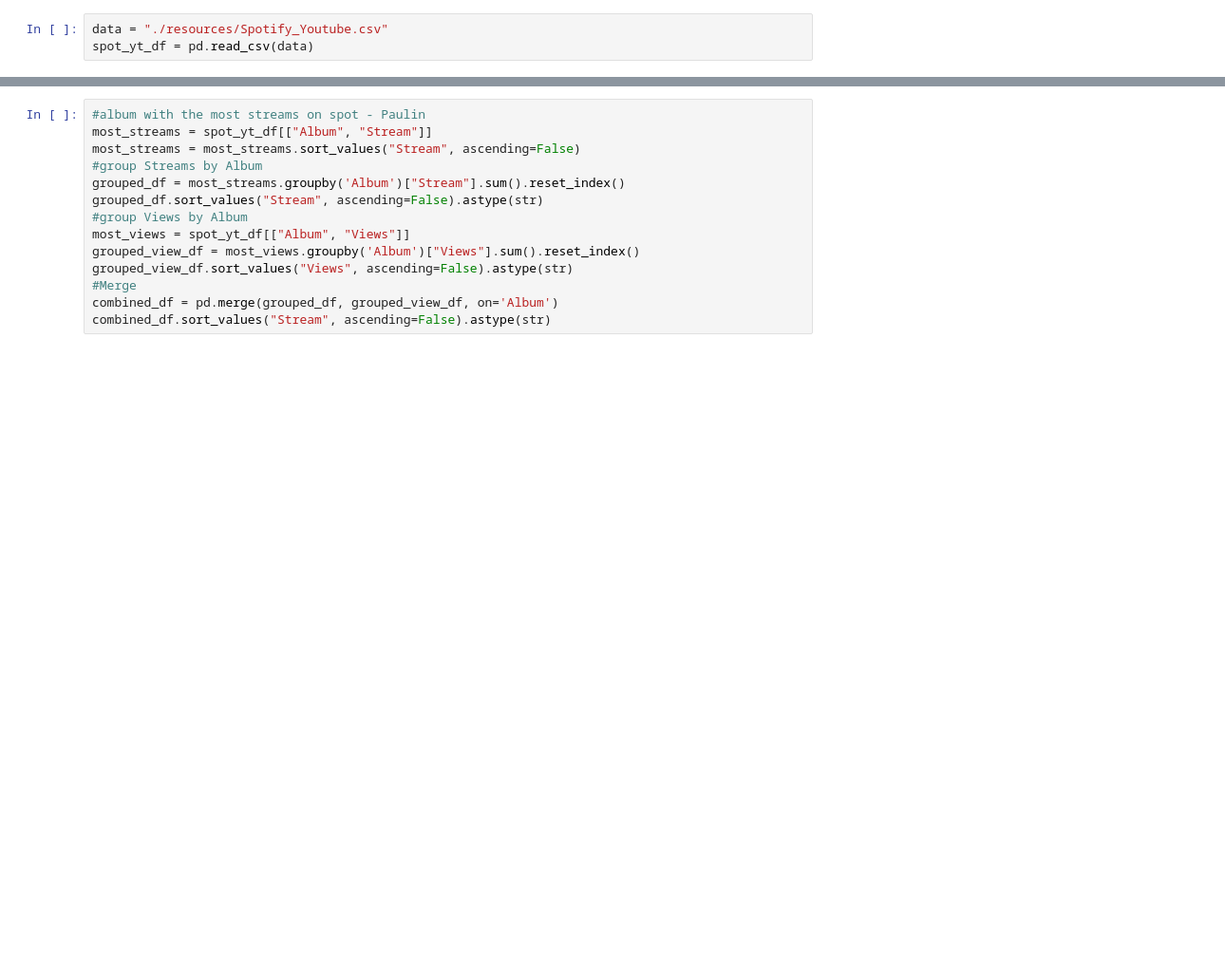
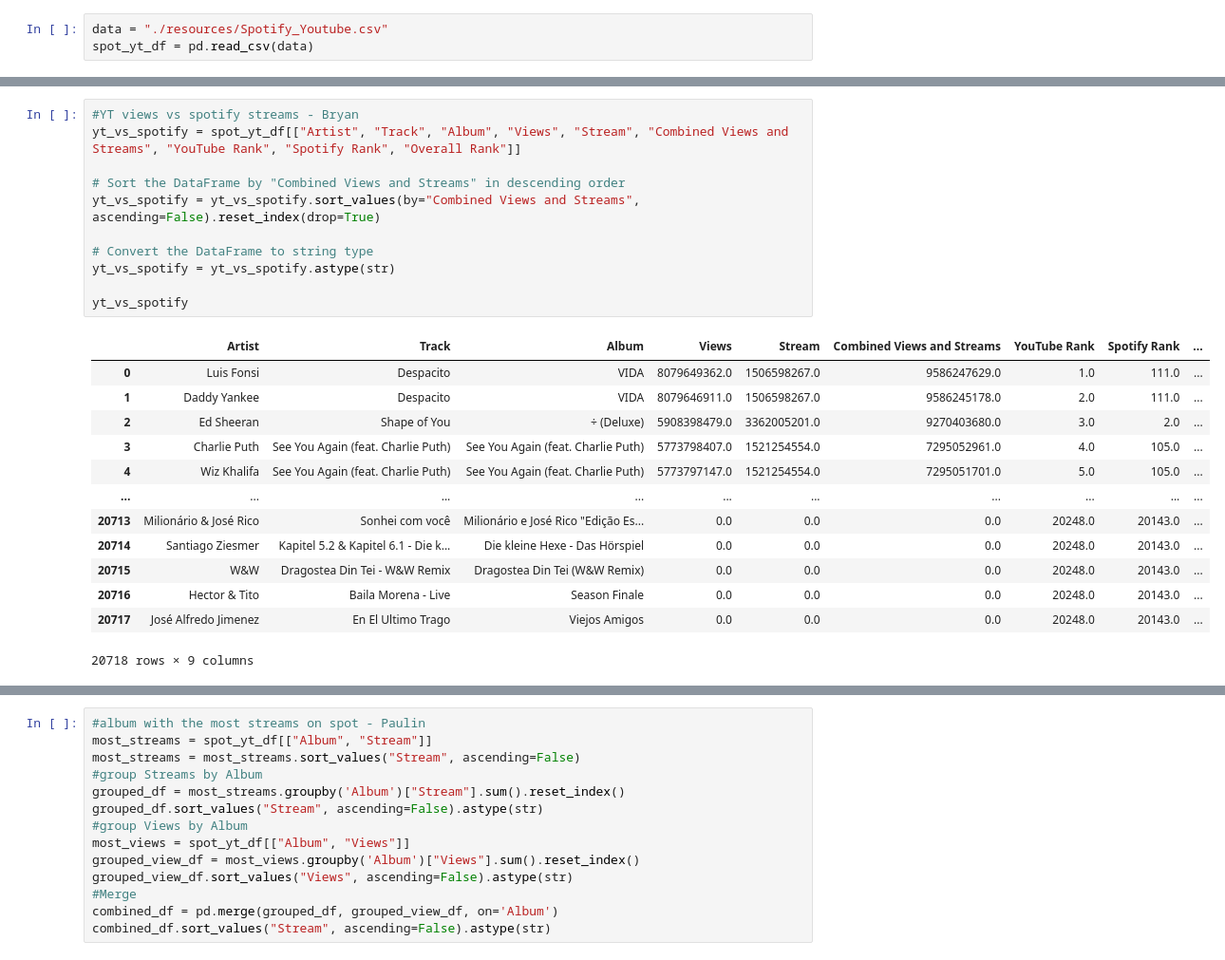
Before and after one commit to keval1051997/spotify-youtube-analysis, a Jupyter notebook: Project Template - Bryan's Edit.ipynb, the cells around one changed output, grey strips where cells are left out. Shown at 95% size. Cells and saved outputs as stored; diff of their text form; blank space fills up the shorter version.

```diff
--- a/Project Template - Bryan's Edit.ipynb
+++ b/Project Template - Bryan's Edit.ipynb
@@ -99,0 +56,25 @@ sorted_df
+# %%
+#YT views vs spotify streams - Bryan
+yt_vs_spotify = spot_yt_df[["Artist", "Track", "Album", "Views", "Stream", "Combined Views and Streams", "YouTube Rank", "Spotify Rank", "Overall Rank"]]
+
+# Sort the DataFrame by "Combined Views and Streams" in descending order
+yt_vs_spotify = yt_vs_spotify.sort_values(by="Combined Views and Streams", ascending=False).reset_index(drop=True)
+
+# Convert the DataFrame to string type
+yt_vs_spotify = yt_vs_spotify.astype(str)
+
+yt_vs_spotify
+# %% [output]
+|  | Artist | Track | Album | Views | Stream | Combined Views and Streams | YouTube Rank | Spotify Rank | ... |
+| 0 | Luis Fonsi | Despacito | VIDA | 8079649362.0 | 1506598267.0 | 9586247629.0 | 1.0 | 111.0 | ... |
+| 1 | Daddy Yankee | Despacito | VIDA | 8079646911.0 | 1506598267.0 | 9586245178.0 | 2.0 | 111.0 | ... |
+| 2 | Ed Sheeran | Shape of You | ÷ (Deluxe) | 5908398479.0 | 3362005201.0 | 9270403680.0 | 3.0 | 2.0 | ... |
+| 3 | Charlie Puth | See You Again (feat. Charlie Puth) | See You Again (feat. Charlie Puth) | 5773798407.0 | 1521254554.0 | 7295052961.0 | 4.0 | 105.0 | ... |
+| 4 | Wiz Khalifa | See You Again (feat. Charlie Puth) | See You Again (feat. Charlie Puth) | 5773797147.0 | 1521254554.0 | 7295051701.0 | 5.0 | 105.0 | ... |
+| ... | ... | ... | ... | ... | ... | ... | ... | ... | ... |
+| 20713 | Milionário & José Rico | Sonhei com você | Milionário e José Rico "Edição Es... | 0.0 | 0.0 | 0.0 | 20248.0 | 20143.0 | ... |
+| 20714 | Santiago Ziesmer | Kapitel 5.2 & Kapitel 6.1 - Die k... | Die kleine Hexe - Das Hörspiel | 0.0 | 0.0 | 0.0 | 20248.0 | 20143.0 | ... |
+| 20715 | W&W | Dragostea Din Tei - W&W Remix | Dragostea Din Tei (W&W Remix) | 0.0 | 0.0 | 0.0 | 20248.0 | 20143.0 | ... |
+| 20716 | Hector & Tito | Baila Morena - Live | Season Finale | 0.0 | 0.0 | 0.0 | 20248.0 | 20143.0 | ... |
+| 20717 | José Alfredo Jimenez | En El Ultimo Trago | Viejos Amigos | 0.0 | 0.0 | 0.0 | 20248.0 | 20143.0 | ... |
+20718 rows × 9 columns
```
Also changed, not shown: parts of 6 cells of this notebook.
